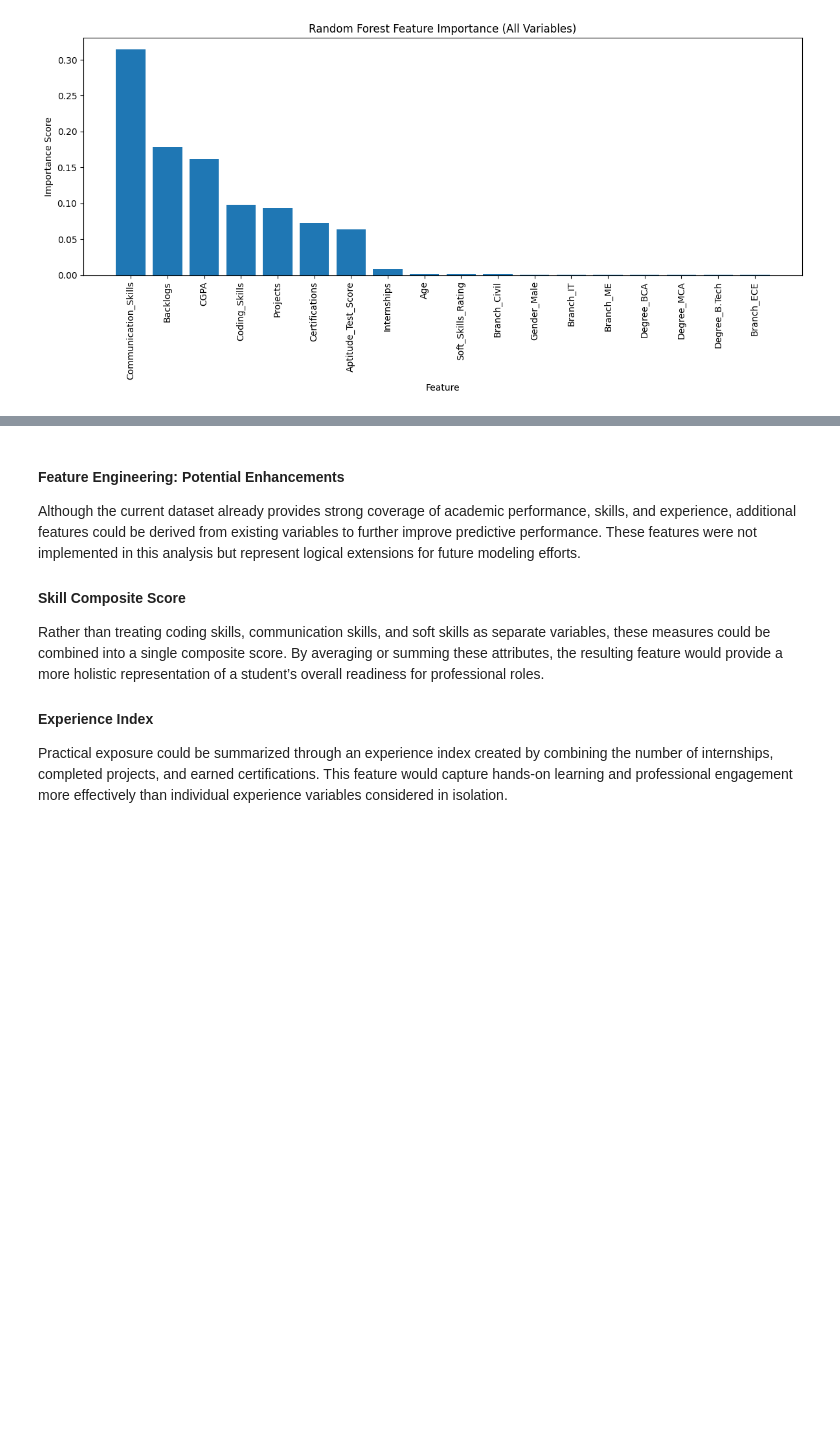
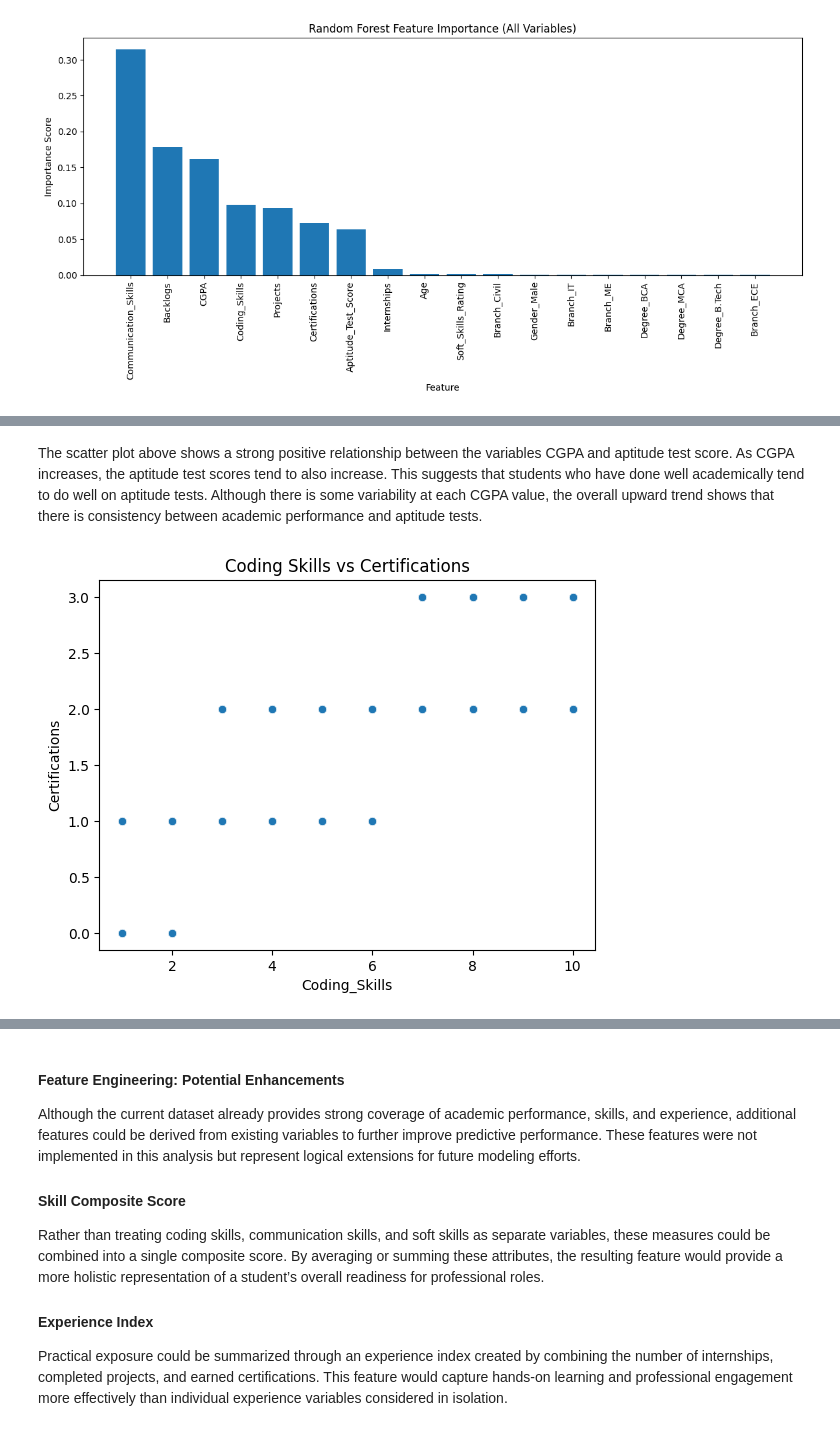
Before and after one commit to muskaanmahes/DS-7331-Term-Project, a Jupyter notebook: Lab1_Visualization_and_Data_Preprocessing/Master_Notebook.ipynb, the cells around one changed output, grey strips where cells are left out. Saved outputs shown, nothing was run; the diff lists cells and outputs as text; code cells hidden in the pictures; blank space fills up the shorter version.

```diff
--- a/Lab1_Visualization_and_Data_Preprocessing/Master_Notebook.ipynb
+++ b/Lab1_Visualization_and_Data_Preprocessing/Master_Notebook.ipynb
@@ -1351,0 +1387,9 @@ Classification Report:
+# %% [markdown]
+The scatter plot above shows a strong positive relationship between the variables CGPA and aptitude test score. As CGPA increases, the aptitude test scores tend to also increase. This suggests that students who have done well academically tend to do well on aptitude tests. Although there is some variability at each CGPA value, the overall upward trend shows that there is consistency between academic performance and aptitude tests.
+# %%
+# Scatter plot of Coding Skills and Certifications
+sns.scatterplot(data=df, x="Coding_Skills", y="Certifications")
+plt.title("Coding Skills vs Certifications")
+plt.show()
+# %% [output]
+[figure, added]
```
Also changed, not shown: parts of 29 cells of this notebook.
